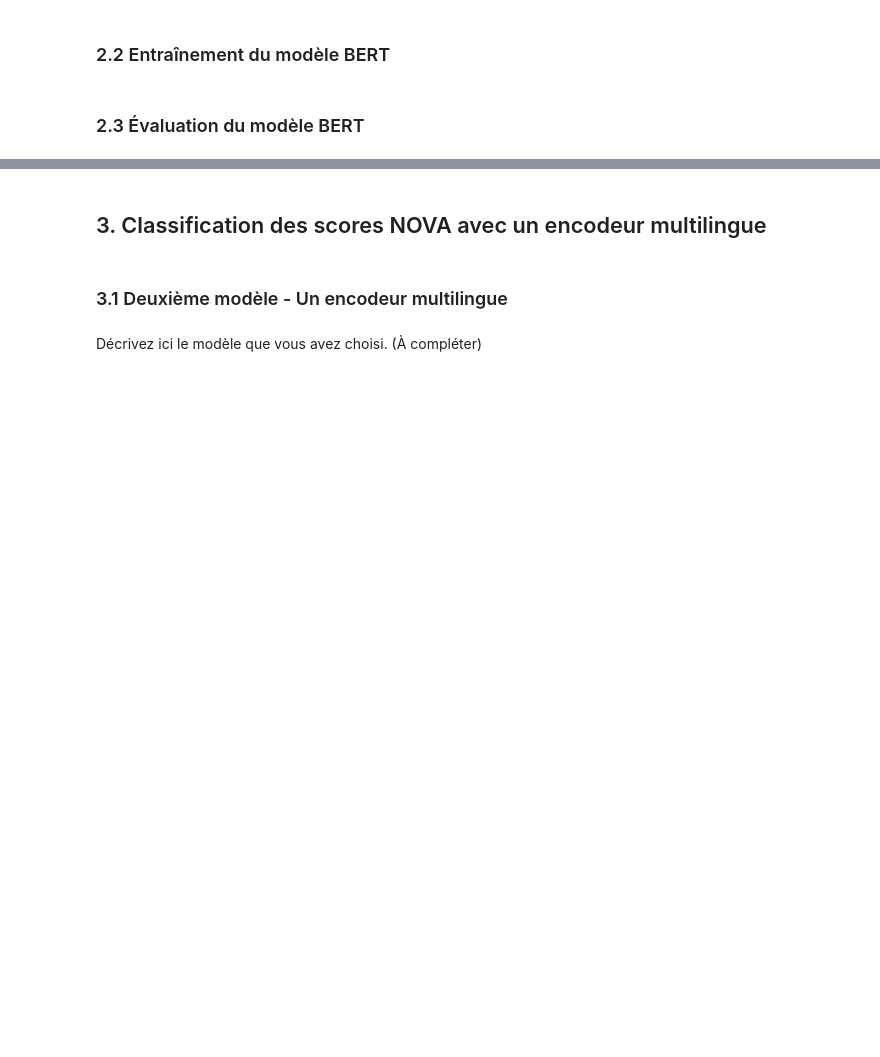
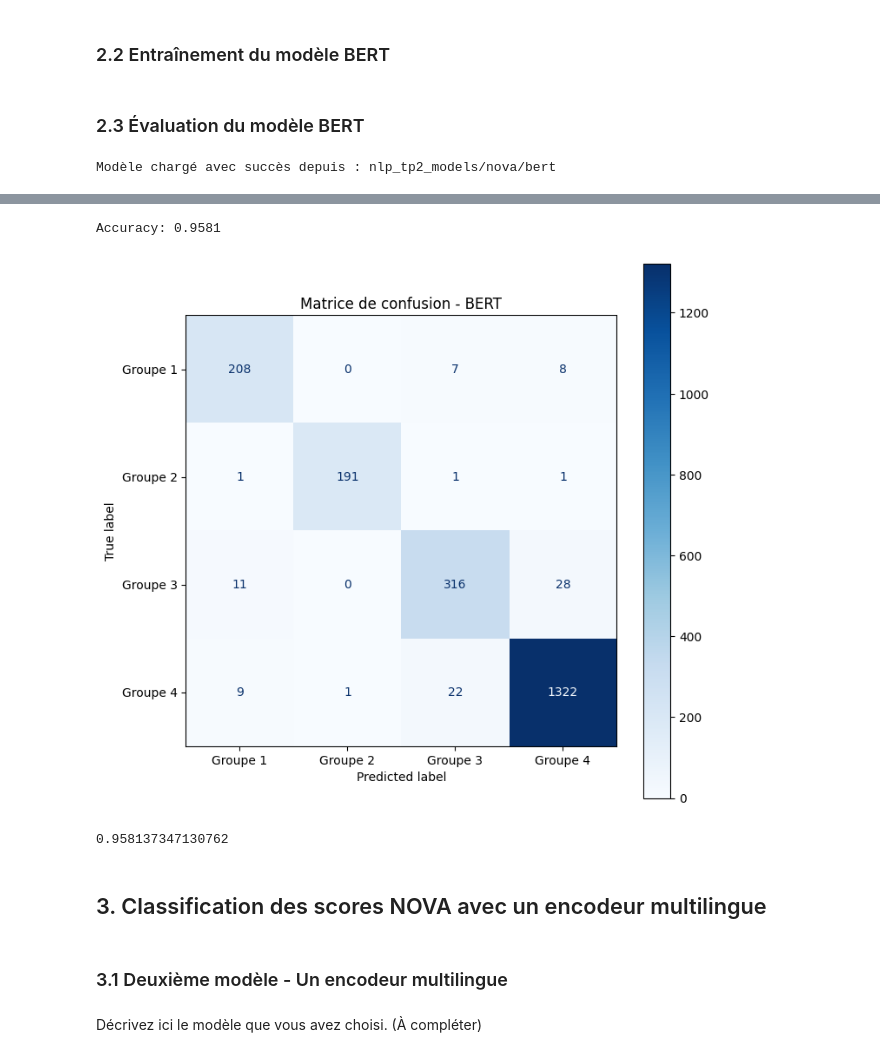
Before and after one commit to XavyShmore/tp2_nlp, a Jupyter notebook: t1_classification_nova.ipynb, the cells around one changed output, grey strips where cells are left out. Drawn from its saved outputs; the diff is of its cells as text; code cells hidden in the pictures; blank space fills up the shorter version.

```diff
--- a/t1_classification_nova.ipynb
+++ b/t1_classification_nova.ipynb
@@ -79,3 +130,6 @@ train_dataset, dev_dataset, test_dataset = tokenize_all_dataset(train_dataset, d
 # %% [markdown]
 ### 2.2 Entraînement du modèle BERT
+# %%
+from transformers import AutoModelForSequenceClassification, Trainer, TrainingArguments
+model_path = "nlp_tp2_models/nova/bert"
 # %%
@@ -104,0 +160,2 @@ trainer = Trainer(
+# %%
+trainer = trainModel(model_id, model_path, train_dataset, dev_dataset)
@@ -106,0 +174,33 @@ trainer = Trainer(
+# %%
+loaded_model = load_saved_model(model_path)
+print(f"Modèle chargé avec succès depuis : {model_path}")
+# %% [output]
+Modèle chargé avec succès depuis : nlp_tp2_models/nova/bert
+# %%
+import numpy as np
+from sklearn.metrics import accuracy_score, confusion_matrix, ConfusionMatrixDisplay
+import matplotlib.pyplot as plt
+
+def evaluate_model(trainer, dataset, id2label, title="Matrice de confusion"):
+    # Faire des prédictions
+    predictions_output = trainer.predict(dataset)
+    preds = np.argmax(predictions_output.predictions, axis=-1)
+    labels = predictions_output.label_ids
+
+    # Calculer l'accuracy
+    accuracy = accuracy_score(labels, preds)
+    print(f"Accuracy: {accuracy:.4f}")
+
+    # Créer et afficher la matrice de confusion
+    cm = confusion_matrix(labels, preds)
+    disp = ConfusionMatrixDisplay(confusion_matrix=cm, display_labels=[id2label[i] for i in range(len(id2label))])
+
+    fig, ax = plt.subplots(figsize=(8, 8))
+    disp.plot(cmap=plt.cm.Blues, ax=ax)
+    plt.title(title)
+    plt.show()
+
+    return accuracy
+# %%
+evaluate_model(trainer, test_dataset, id2label, title="Matrice de confusion - BERT")
+# %% [output]
@@ -107,3 +208,6 @@ trainer = Trainer(
+Accuracy: 0.9581
+[figure, added]
+0.958137347130762
 # %% [markdown]
 ## 3. Classification des scores NOVA avec un encodeur multilingue
 # %% [markdown]
```
Also changed, not shown: parts of 13 cells of this notebook.
